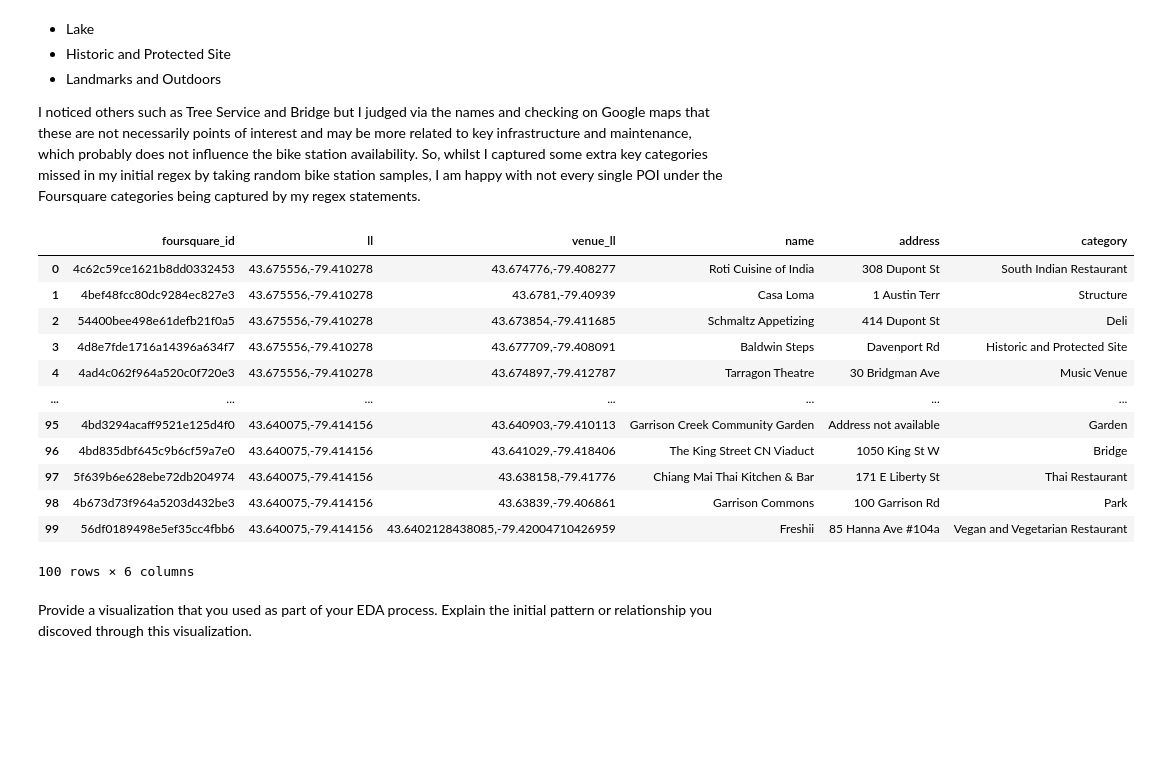
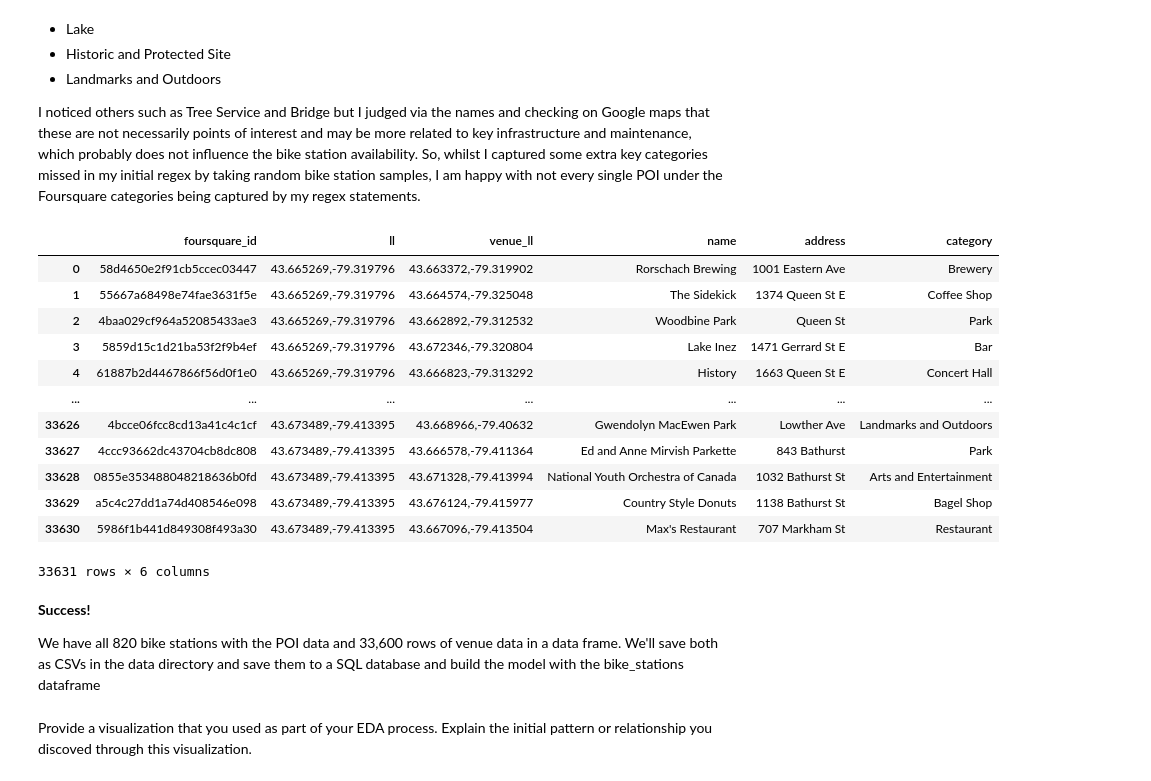
Before and after one commit to tjjdoherty/python-statistical-modelling, a Jupyter notebook: notebooks/joining_data.ipynb, the cells around one changed output. Drawn from its saved outputs; the diff is of its cells as text; code cells hidden in the pictures; blank space fills up the shorter version.

```diff
--- a/notebooks/joining_data.ipynb
+++ b/notebooks/joining_data.ipynb
@@ -101,11 +97,11 @@ categories = '10035,13003,13065,16000' # Category codes - bars, restaurants, liv
 # %%
 # Step 2: get the bike station dataframe ready for the Foursquare API data to fill in in step 3
 
-sample_bike_df['n_pois'] = 0
-sample_bike_df['n_bar_restaurant'] = 0
-sample_bike_df['n_cafe'] = 0
-sample_bike_df['n_live'] = 0
-sample_bike_df['n_park'] = 0
-sample_bike_df
+bike_stations['n_pois'] = 0
+bike_stations['n_bar_restaurant'] = 0
+bike_stations['n_cafe'] = 0
+bike_stations['n_live'] = 0
+bike_stations['n_park'] = 0
+bike_stations
 # %% [output]
 |  | id | name | latitude | longitude | free_bikes | empty_slots | bike_availability | ll | n_pois | ... |
@@ -131,25 +137,25 @@ address_list = []
 category_list = []
 
 # set up regex patterns for finding # of bar/restaurant, cafes, parks, live venues to search within the category column. These are loose 'contain' matches
-bar_restaurant_pattern = re.compile(r'\b(bar|restaurant|gastropub|lounge|bbq|pub|grill|burger|chicken|diner|Fish and Chips|pizzeria|tavern|night club|bistro|steakhouse|nightclub)\b', re.IGNORECASE)
-live_venue_pattern = re.compile(r'\b(concert|music venue|music|comedy|live|theater)\b', re.IGNORECASE)
-park_pattern = re.compile(r'\b(park|playground|monument|plaza|structure|Historic and Protected Site|Lake|Landmarks and Outdoors|monument|garden)\b', re.IGNORECASE)
-cafe_pattern = re.compile(r'\b(cafe|coffee|coffee shop|tea|bakery|donut|deli|dessert|bagel|sandwich)\b', re.IGNORECASE)
+bar_restaurant_pattern = re.compile(r'\b(bar|restaurant|gastropub|brewery|lounge|bbq|pub|grill|burger|chicken|ramen|diner|Fish and Chips|pizzeria|tavern|night club|bistro|steakhouse|nightclub)\b', re.IGNORECASE)
+live_venue_pattern = re.compile(r'\b(concert|music venue|music|comedy|live|theater|History Museum)\b', re.IGNORECASE)
+park_pattern = re.compile(r'\b(park|playground|monument|plaza|structure|Historic|Protected Site|Outdoors|Lake|campground|Landmarks|Scenic Lookout|Outdoors|monument|garden|beach|Hiking|Trail)\b', re.IGNORECASE)
+cafe_pattern = re.compile(r'\b(cafe|coffee|coffee shop|tea|bakery|ice cream|donut|deli|dessert|bagel|sandwich)\b', re.IGNORECASE)
 # %%
 # Step 3 and Step 4:
 
-for index, row in sample_bike_df.iterrows():
+for index, row in bike_stations.iterrows():
     n_restobar = 0 # I will iterate over each venue returned for the bike station's coordinates and ticker up for a positive match to the regex
     n_live = 0
     n_park = 0
     n_cafe = 0
     lat_long = row['ll']
 
-    res = get_venues_fs(ll=lat_long, radius=800, api_key=FOURSQUARE_KEY, categories=categories, limit=50)
+    res = get_venues_fs(ll=lat_long, radius=800, api_key=FOURSQUARE_KEY, categories=categories, limit=50) # here's the API call to get the venues
 
     n_poi_list.append(len(res['results'])) # the number of POIs is simply length of the results, no need to ticker.
 
-    # step 4 - populating the df with POIs
+    # step 4 - populating the df with POIs from the api call
 
     for venue in res['results']:
         fsq_id_list.append(venue['fsq_id'])
@@ -162,7 +168,7 @@ for index, row in sample_bike_df.iterrows():
         category_name = venue['categories'][0]['name'] # capturing the first category name in order to regex check it for one of our major categories of interest
         category_name = unidecode(category_name)
 
-        if bar_restaurant_pattern.search(category_name):
+        if bar_restaurant_pattern.search(category_name): # Regex statements defined in cell above
             n_restobar += 1
         elif live_venue_pattern.search(category_name):
             n_live += 1
@@ -212,30 +228,34 @@ I noticed others such as Tree Service and Bridge but I judged via the names and
 # %%
 # set up a dataframe for all the venues that we collected from the Foursquare API Call
 
 venues_dict = {
     'foursquare_id': fsq_id_list,
     'll': ll_list,
     'venue_ll': venue_ll_list,
     'name': name_list,
     'address': address_list,
     'category': category_list
 }
 
 #print(fsq_id_list, ll_list, name_list, address_list, category_list)
 
-sample_venues_df = pd.DataFrame(venues_dict)
-sample_venues_df
+venues_df = pd.DataFrame(venues_dict)
+venues_df
 # %% [output]
 |  | foursquare_id | ll | venue_ll | name | address | category |
-| 0 | 4c62c59ce1621b8dd0332453 | 43.675556,-79.410278 | 43.674776,-79.408277 | Roti Cuisine of India | 308 Dupont St | South Indian Restaurant |
-| 1 | 4bef48fcc80dc9284ec827e3 | 43.675556,-79.410278 | 43.6781,-79.40939 | Casa Loma | 1 Austin Terr | Structure |
-| 2 | 54400bee498e61defb21f0a5 | 43.675556,-79.410278 | 43.673854,-79.411685 | Schmaltz Appetizing | 414 Dupont St | Deli |
-| 3 | 4d8e7fde1716a14396a634f7 | 43.675556,-79.410278 | 43.677709,-79.408091 | Baldwin Steps | Davenport Rd | Historic and Protected Site |
-| 4 | 4ad4c062f964a520c0f720e3 | 43.675556,-79.410278 | 43.674897,-79.412787 | Tarragon Theatre | 30 Bridgman Ave | Music Venue |
+| 0 | 58d4650e2f91cb5ccec03447 | 43.665269,-79.319796 | 43.663372,-79.319902 | Rorschach Brewing | 1001 Eastern Ave | Brewery |
+| 1 | 55667a68498e74fae3631f5e | 43.665269,-79.319796 | 43.664574,-79.325048 | The Sidekick | 1374 Queen St E | Coffee Shop |
+| 2 | 4baa029cf964a52085433ae3 | 43.665269,-79.319796 | 43.662892,-79.312532 | Woodbine Park | Queen St | Park |
+| 3 | 5859d15c1d21ba53f2f9b4ef | 43.665269,-79.319796 | 43.672346,-79.320804 | Lake Inez | 1471 Gerrard St E | Bar |
+| 4 | 61887b2d4467866f56d0f1e0 | 43.665269,-79.319796 | 43.666823,-79.313292 | History | 1663 Queen St E | Concert Hall |
 | ... | ... | ... | ... | ... | ... | ... |
-| 95 | 4bd3294acaff9521e125d4f0 | 43.640075,-79.414156 | 43.640903,-79.410113 | Garrison Creek Community Garden | Address not available | Garden |
-| 96 | 4bd835dbf645c9b6cf59a7e0 | 43.640075,-79.414156 | 43.641029,-79.418406 | The King Street CN Viaduct | 1050 King St W | Bridge |
-| 97 | 5f639b6e628ebe72db204974 | 43.640075,-79.414156 | 43.638158,-79.41776 | Chiang Mai Thai Kitchen & Bar | 171 E Liberty St | Thai Restaurant |
-| 98 | 4b673d73f964a5203d432be3 | 43.640075,-79.414156 | 43.63839,-79.406861 | Garrison Commons | 100 Garrison Rd | Park |
-| 99 | 56df0189498e5ef35cc4fbb6 | 43.640075,-79.414156 | 43.6402128438085,-79.42004710426959 | Freshii | 85 Hanna Ave #104a | Vegan and Vegetarian Restaurant |
+| 33626 | 4bcce06fcc8cd13a41c4c1cf | 43.673489,-79.413395 | 43.668966,-79.40632 | Gwendolyn MacEwen Park | Lowther Ave | Landmarks and Outdoors |
+| 33627 | 4ccc93662dc43704cb8dc808 | 43.673489,-79.413395 | 43.666578,-79.411364 | Ed and Anne Mirvish Parkette | 843 Bathurst | Park |
+| 33628 | 0855e353488048218636b0fd | 43.673489,-79.413395 | 43.671328,-79.413994 | National Youth Orchestra of Canada | 1032 Bathurst St | Arts and Entertainment |
+| 33629 | a5c4c27dd1a74d408546e098 | 43.673489,-79.413395 | 43.676124,-79.415977 | Country Style Donuts | 1138 Bathurst St | Bagel Shop |
+| 33630 | 5986f1b441d849308f493a30 | 43.673489,-79.413395 | 43.667096,-79.413504 | Max's Restaurant | 707 Markham St | Restaurant |
-100 rows × 6 columns
+33631 rows × 6 columns
+# %% [markdown]
+**Success!**
+
+We have all 820 bike stations with the POI data and 33,600 rows of venue data in a data frame. We'll save both as CSVs in the data directory and save them to a SQL database and build the model with the bike_stations dataframe
```
Also changed, not shown: parts of 10 cells of this notebook, 2 other files.
